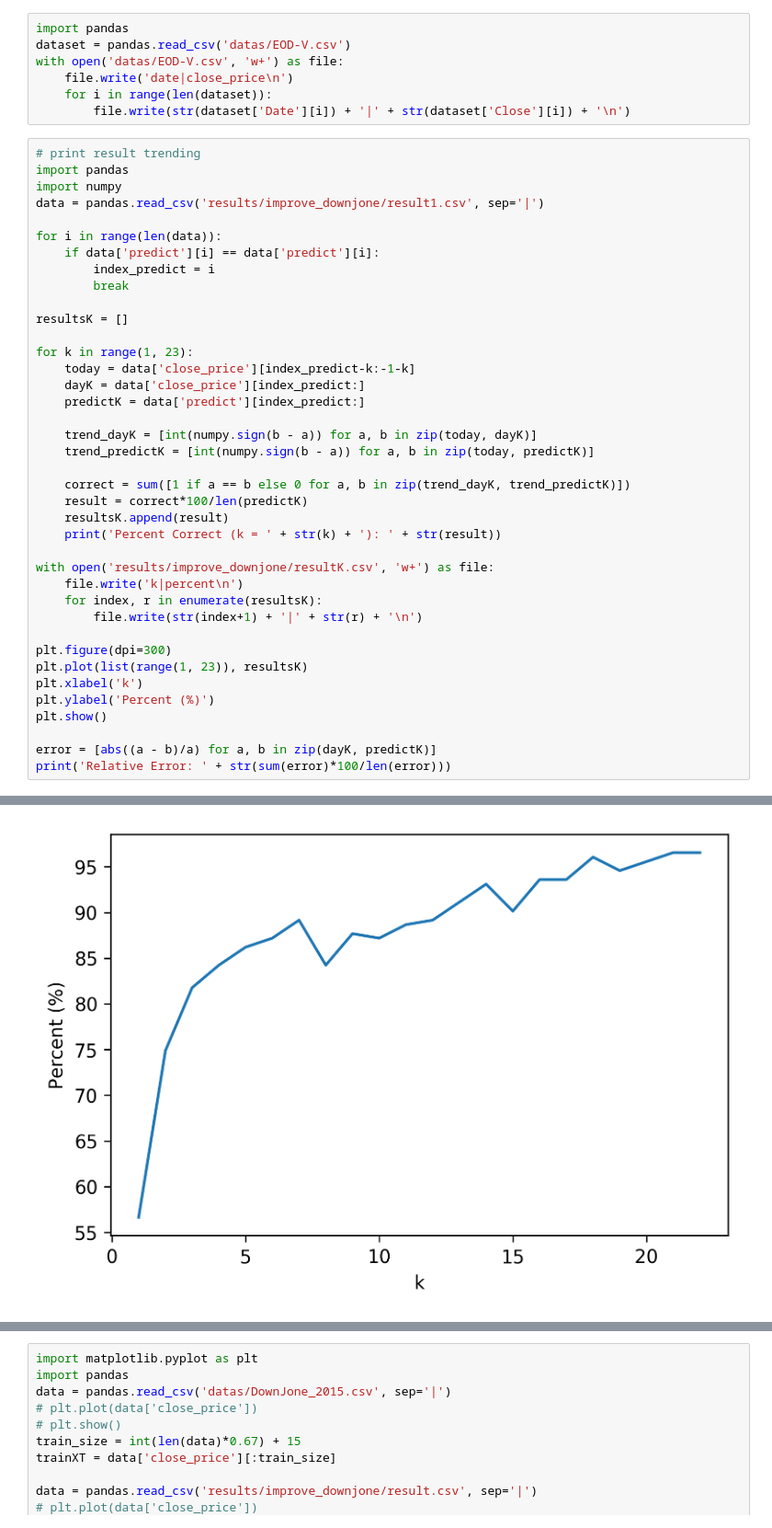
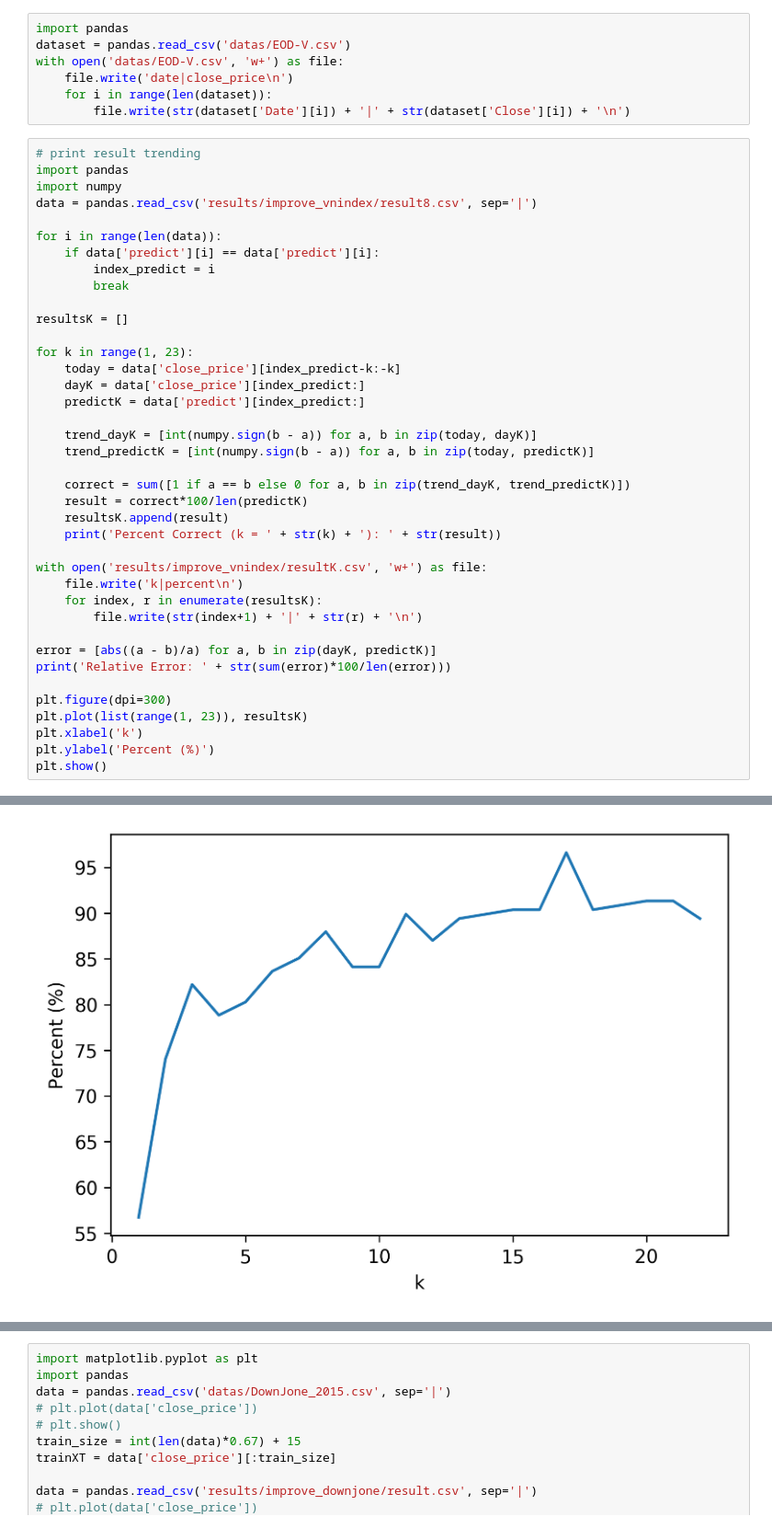
Before and after one commit to thanhdath/stock-market-prediction, a Jupyter notebook: Untitled.ipynb, the cells around one changed output, grey strips where cells are left out. Shown at 92% size. Saved outputs shown, nothing was run; the diff lists cells and outputs as text.

```diff
--- a/Untitled.ipynb
+++ b/Untitled.ipynb
@@ -199,7 +199,7 @@ with open('datas/EOD-V.csv', 'w+') as file:
 # print result trending
 import pandas
 import numpy
-data = pandas.read_csv('results/improve_downjone/result1.csv', sep='|')
+data = pandas.read_csv('results/improve_vnindex/result8.csv', sep='|')
 
 for i in range(len(data)):
     if data['predict'][i] == data['predict'][i]:
@@ -209,7 +209,7 @@ for i in range(len(data)):
 resultsK = []
 
 for k in range(1, 23):
-    today = data['close_price'][index_predict-k:-1-k]
+    today = data['close_price'][index_predict-k:-k]
     dayK = data['close_price'][index_predict:]
     predictK = data['predict'][index_predict:]
 
@@ -221,17 +221,17 @@ for k in range(1, 23):
     resultsK.append(result)
     print('Percent Correct (k = ' + str(k) + '): ' + str(result))
 
-with open('results/improve_downjone/resultK.csv', 'w+') as file:
+with open('results/improve_vnindex/resultK.csv', 'w+') as file:
     file.write('k|percent\n')
     for index, r in enumerate(resultsK):
         file.write(str(index+1) + '|' + str(r) + '\n')
+
+error = [abs((a - b)/a) for a, b in zip(dayK, predictK)]
+print('Relative Error: ' + str(sum(error)*100/len(error)))
 
 plt.figure(dpi=300)
 plt.plot(list(range(1, 23)), resultsK)
 plt.xlabel('k')
 plt.ylabel('Percent (%)')
 plt.show()
-
-error = [abs((a - b)/a) for a, b in zip(dayK, predictK)]
-print('Relative Error: ' + str(sum(error)*100/len(error)))
 # %% [output]
@@ -255 +255 @@ Percent Correct (k = 22): 96.55172413793103
-[figure, old version]
+[figure, new version]
```
Also changed, not shown: parts of 2 cells of this notebook, 21 other files.
